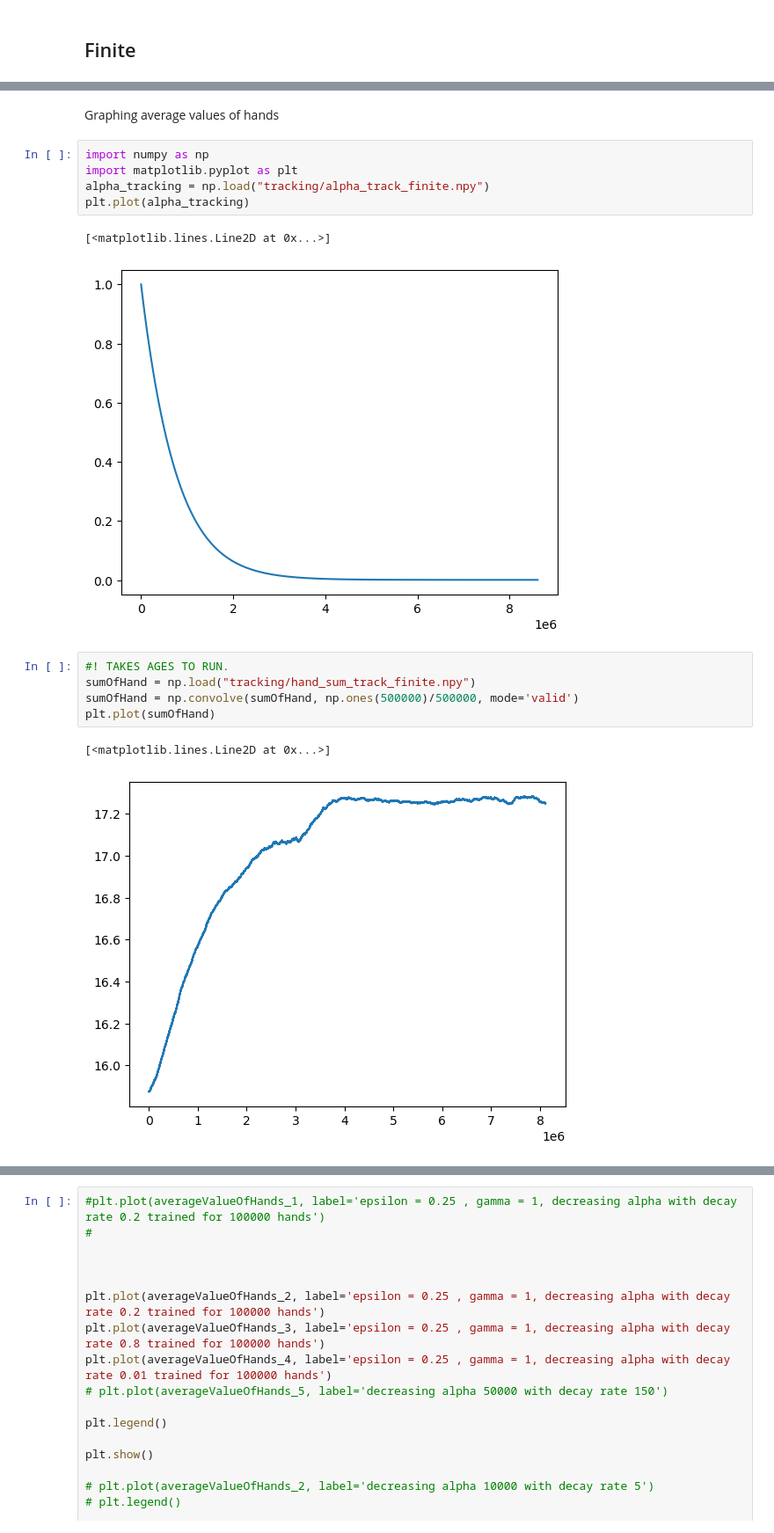
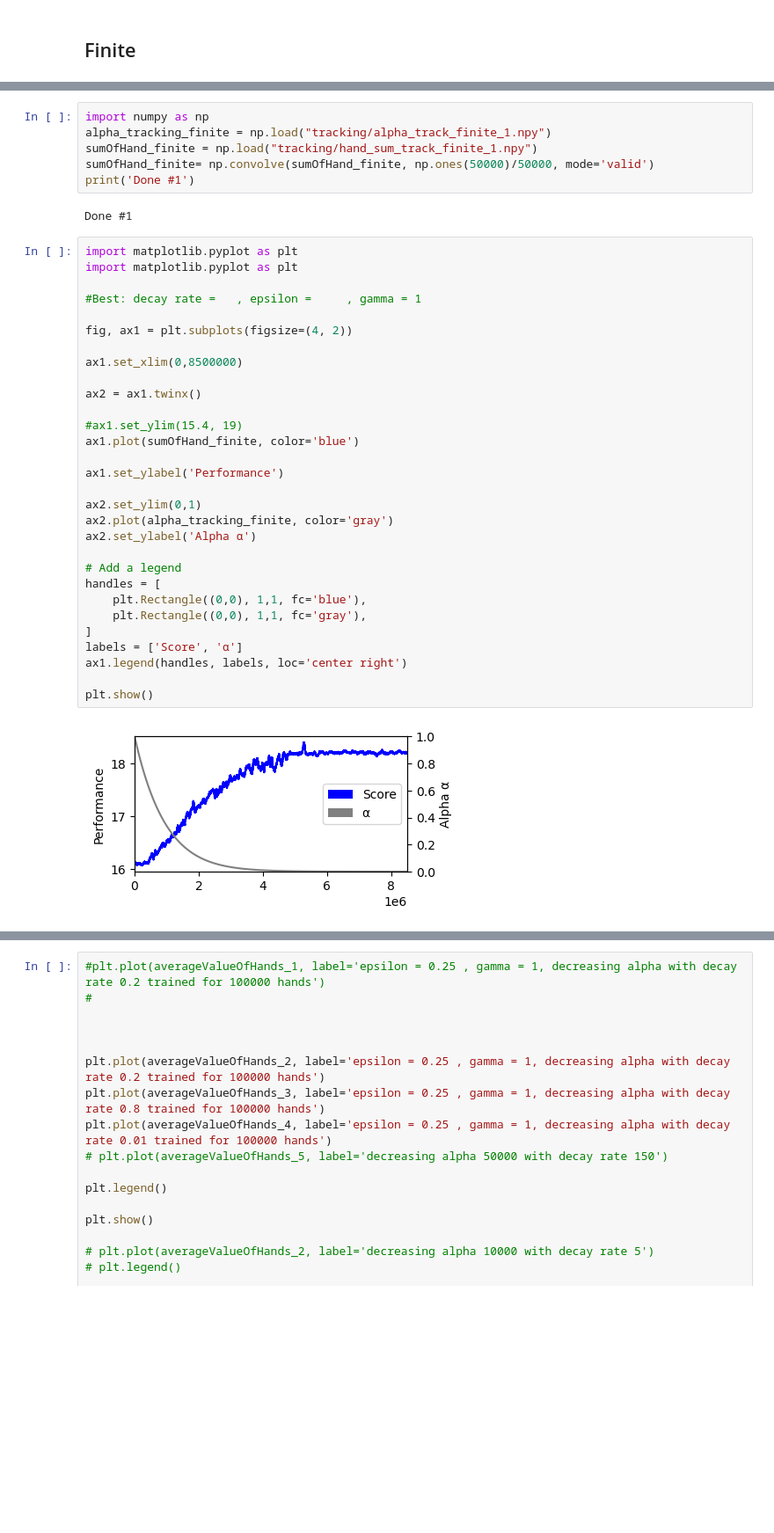
Before and after one commit to michaelgamstonNotts/MLiS_CW2, a Jupyter notebook: Code/visualise_tables.ipynb, the cells around one changed output, grey strips where cells are left out. Shown at 88% size. Cells and saved outputs as stored; diff of their text form; blank space fills up the shorter version.

```diff
--- a/Code/visualise_tables.ipynb
+++ b/Code/visualise_tables.ipynb
@@ -338,18 +344,40 @@ tracker_noace_df
-# %% [markdown]
-Graphing average values of hands
-# %%
-import numpy as np
-import matplotlib.pyplot as plt
-alpha_tracking = np.load("tracking/alpha_track_finite.npy")
-plt.plot(alpha_tracking)
-# %% [output]
-[<matplotlib.lines.Line2D at 0x...>]
-[figure, removed]
-# %%
-#! TAKES AGES TO RUN.
-sumOfHand = np.load("tracking/hand_sum_track_finite.npy")
-sumOfHand = np.convolve(sumOfHand, np.ones(500000)/500000, mode='valid')
-plt.plot(sumOfHand)
-# %% [output]
-[<matplotlib.lines.Line2D at 0x...>]
-[figure, removed]
+# %%
+import numpy as np
+alpha_tracking_finite = np.load("tracking/alpha_track_finite_1.npy")
+sumOfHand_finite = np.load("tracking/hand_sum_track_finite_1.npy")
+sumOfHand_finite= np.convolve(sumOfHand_finite, np.ones(50000)/50000, mode='valid')
+print('Done #1')
+# %% [output]
+Done #1
+# %%
+import matplotlib.pyplot as plt
+import matplotlib.pyplot as plt
+
+#Best: decay rate =   , epsilon =     , gamma = 1
+
+fig, ax1 = plt.subplots(figsize=(4, 2))
+
+ax1.set_xlim(0,8500000)
+
+ax2 = ax1.twinx()
+
+#ax1.set_ylim(15.4, 19)
+ax1.plot(sumOfHand_finite, color='blue')
+
+ax1.set_ylabel('Performance')
+
+ax2.set_ylim(0,1)
+ax2.plot(alpha_tracking_finite, color='gray')
+ax2.set_ylabel('Alpha α')
+
+# Add a legend
+handles = [
+    plt.Rectangle((0,0), 1,1, fc='blue'),
+    plt.Rectangle((0,0), 1,1, fc='gray'),
+]
+labels = ['Score', 'α']
+ax1.legend(handles, labels, loc='center right')
+
+plt.show()
+# %% [output]
+[figure, added]
```
Also changed, not shown: parts of 11 cells of this notebook, 19 other files.
